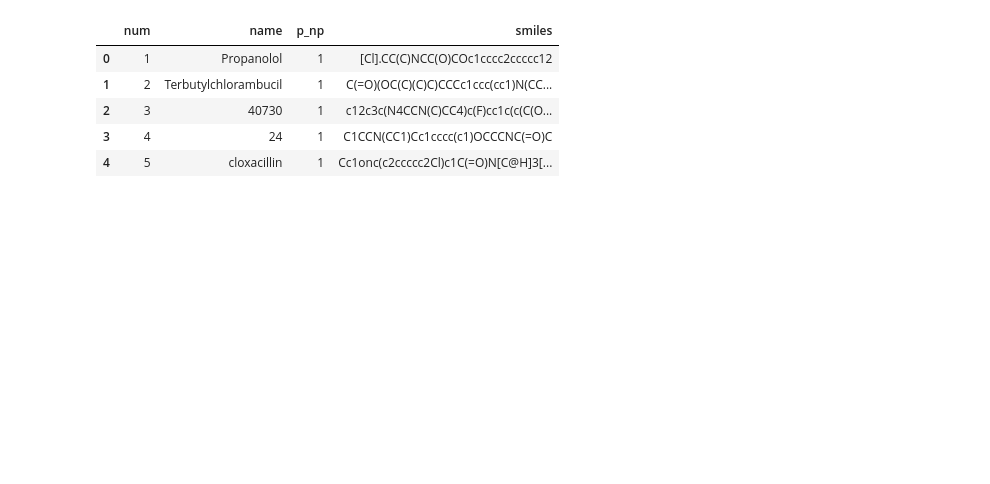
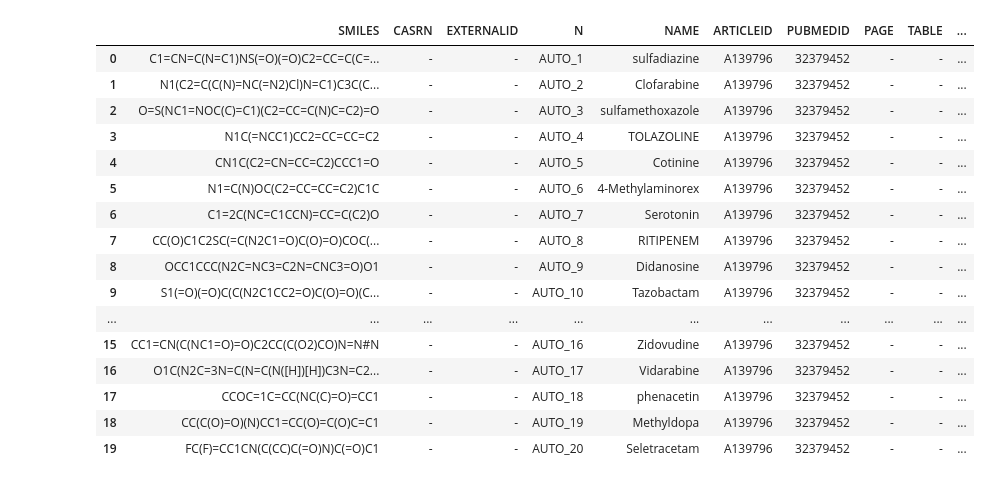
Before and after one commit to NinaB99/AI-for-Chemistry, a Jupyter notebook: Code/Data_cleaning.ipynb, the cells around one changed output. Drawn from its saved outputs; the diff is of its cells as text; code cells hidden in the pictures; blank space fills up the shorter version.

Commit message:
new data, fixed data issue

```diff
--- a/Code/Data_cleaning.ipynb
+++ b/Code/Data_cleaning.ipynb
@@ -6,27 +7,43 @@ from rdkit.Chem import Descriptors
 # %%
-df_curatedSol = pd.read_csv('../Data/curated-solubility-dataset.csv')
-df_biogen = pd.read_csv('../Data/ADME_public_set_3521.csv')
-df_bioavailability = pd.read_csv('../Data/11095_2013_1222_MOESM2_ESM.csv', sep=';')
-df_ESOL = pd.read_csv('../Data/ESOL_data.csv')
-df_Water_Octanol = pd.read_csv('../Data/Water_Octanol_distribution_ph7_4.csv')
+df_curatedSol = pd.read_csv('../Data/CuratedSol.csv')
+df_biogen = pd.read_csv('../Data/Biogen.csv')
+df_bioavailability = pd.read_csv('../Data/Bioavailibility.csv')
+df_ESOL = pd.read_csv('../Data/ESOL.csv')
+df_Water_Octanol = pd.read_csv('../Data/Water_Octanol.csv')
 df_Bold_brain_barrier = pd.read_csv('../Data/Blood-brain_barrier_binary.csv')
 df_Kinetic_solubility = pd.read_csv('../Data/KineticAqueousSolubility.csv')
 df_permeability = pd.read_csv('../Data/Permeability_ph7_4.csv')
 df_PAMPA_ph7_4 = pd.read_csv('../Data/PAMPA_ph_7_4.csv')
+#df_Pharma_drugs = pd.read_csv('../Data/Pharmaceutical Drugs_Dataset.csv')
+df_oral_adsorption = pd.read_csv('../Data/Oral adsorbtion.csv')
+df_binary_bioavailibility = pd.read_csv('../Data/Binary_Bioavailibility.csv')
 # %%
 #df_curatedSol.head()
 #df_bioavailability.head() #995
 #df_biogen.head() #3521
 #df_ESOL.head() #1128
 #df_Water_Octanol.head()#4200
-df_Bold_brain_barrier.head() #2050
-#df_Kinetic_solubility.shape #2532
-#df_permeability.shape #2530
-#df_PAMPA_ph7_4.shape #2532
+#df_Bold_brain_barrier.head() #2050
+#df_Kinetic_solubility.head() #2532
+#df_permeability.head() #2530
+#df_PAMPA_ph7_4.head() #2532
+#df_oral_adsorption.shape
+df_binary_bioavailibility.head(20)
 # %% [output]
-|  | num | name | p_np | smiles |
-| 0 | 1 | Propanolol | 1 | [Cl].CC(C)NCC(O)COc1cccc2ccccc12 |
-| 1 | 2 | Terbutylchlorambucil | 1 | C(=O)(OC(C)(C)C)CCCc1ccc(cc1)N(CC... |
-| 2 | 3 | 40730 | 1 | c12c3c(N4CCN(C)CC4)c(F)cc1c(c(C(O... |
-| 3 | 4 | 24 | 1 | C1CCN(CC1)Cc1cccc(c1)OCCCNC(=O)C |
-| 4 | 5 | cloxacillin | 1 | Cc1onc(c2ccccc2Cl)c1C(=O)N[C@H]3[... |
+|  | SMILES | CASRN | EXTERNALID | N | NAME | ARTICLEID | PUBMEDID | PAGE | TABLE | ... |
+| 0 | C1=CN=C(N=C1)NS(=O)(=O)C2=CC=C(C=... | - | - | AUTO_1 | sulfadiazine | A139796 | 32379452 | - | - | ... |
+| 1 | N1(C2=C(C(N)=NC(=N2)Cl)N=C1)C3C(C... | - | - | AUTO_2 | Clofarabine | A139796 | 32379452 | - | - | ... |
+| 2 | O=S(NC1=NOC(C)=C1)(C2=CC=C(N)C=C2)=O | - | - | AUTO_3 | sulfamethoxazole | A139796 | 32379452 | - | - | ... |
+| 3 | N1C(=NCC1)CC2=CC=CC=C2 | - | - | AUTO_4 | TOLAZOLINE | A139796 | 32379452 | - | - | ... |
+| 4 | CN1C(C2=CN=CC=C2)CCC1=O | - | - | AUTO_5 | Cotinine | A139796 | 32379452 | - | - | ... |
+| 5 | N1=C(N)OC(C2=CC=CC=C2)C1C | - | - | AUTO_6 | 4-Methylaminorex | A139796 | 32379452 | - | - | ... |
+| 6 | C1=2C(NC=C1CCN)=CC=C(C2)O | - | - | AUTO_7 | Serotonin | A139796 | 32379452 | - | - | ... |
+| 7 | CC(O)C1C2SC(=C(N2C1=O)C(O)=O)COC(... | - | - | AUTO_8 | RITIPENEM | A139796 | 32379452 | - | - | ... |
+| 8 | OCC1CCC(N2C=NC3=C2N=CNC3=O)O1 | - | - | AUTO_9 | Didanosine | A139796 | 32379452 | - | - | ... |
+| 9 | S1(=O)(=O)C(C(N2C1CC2=O)C(O)=O)(C... | - | - | AUTO_10 | Tazobactam | A139796 | 32379452 | - | - | ... |
+| ... | ... | ... | ... | ... | ... | ... | ... | ... | ... | ... |
+| 15 | CC1=CN(C(NC1=O)=O)C2CC(C(O2)CO)N=N#N | - | - | AUTO_16 | Zidovudine | A139796 | 32379452 | - | - | ... |
+| 16 | O1C(N2C=3N=C(N=C(N([H])[H])C3N=C2... | - | - | AUTO_17 | Vidarabine | A139796 | 32379452 | - | - | ... |
+| 17 | CCOC=1C=CC(NC(C)=O)=CC1 | - | - | AUTO_18 | phenacetin | A139796 | 32379452 | - | - | ... |
+| 18 | CC(C(O)=O)(N)CC1=CC(O)=C(O)C=C1 | - | - | AUTO_19 | Methyldopa | A139796 | 32379452 | - | - | ... |
+| 19 | FC(F)=CC1CN(C(CC)C(=O)N)C(=O)C1 | - | - | AUTO_20 | Seletracetam | A139796 | 32379452 | - | - | ... |
```
Also changed, not shown: parts of 9 cells of this notebook, 4 other files.
